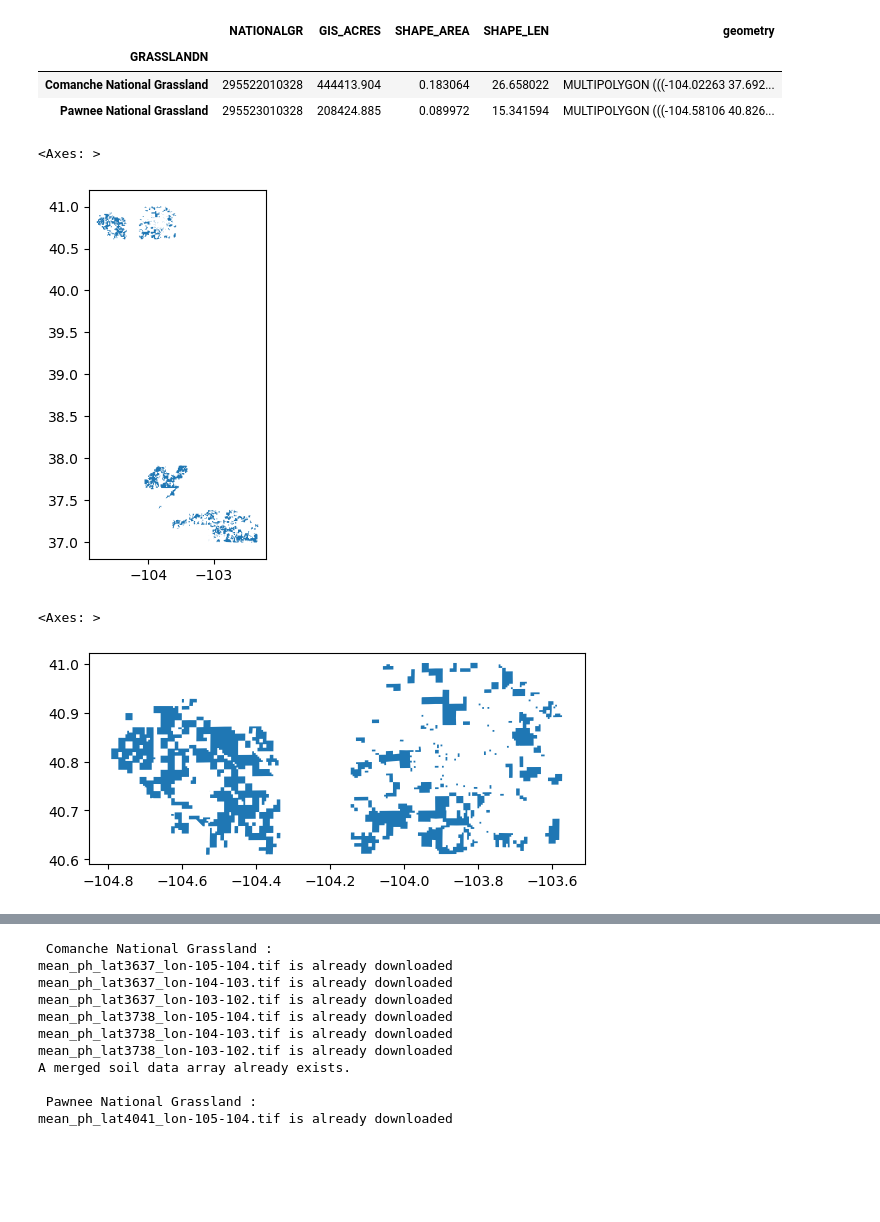
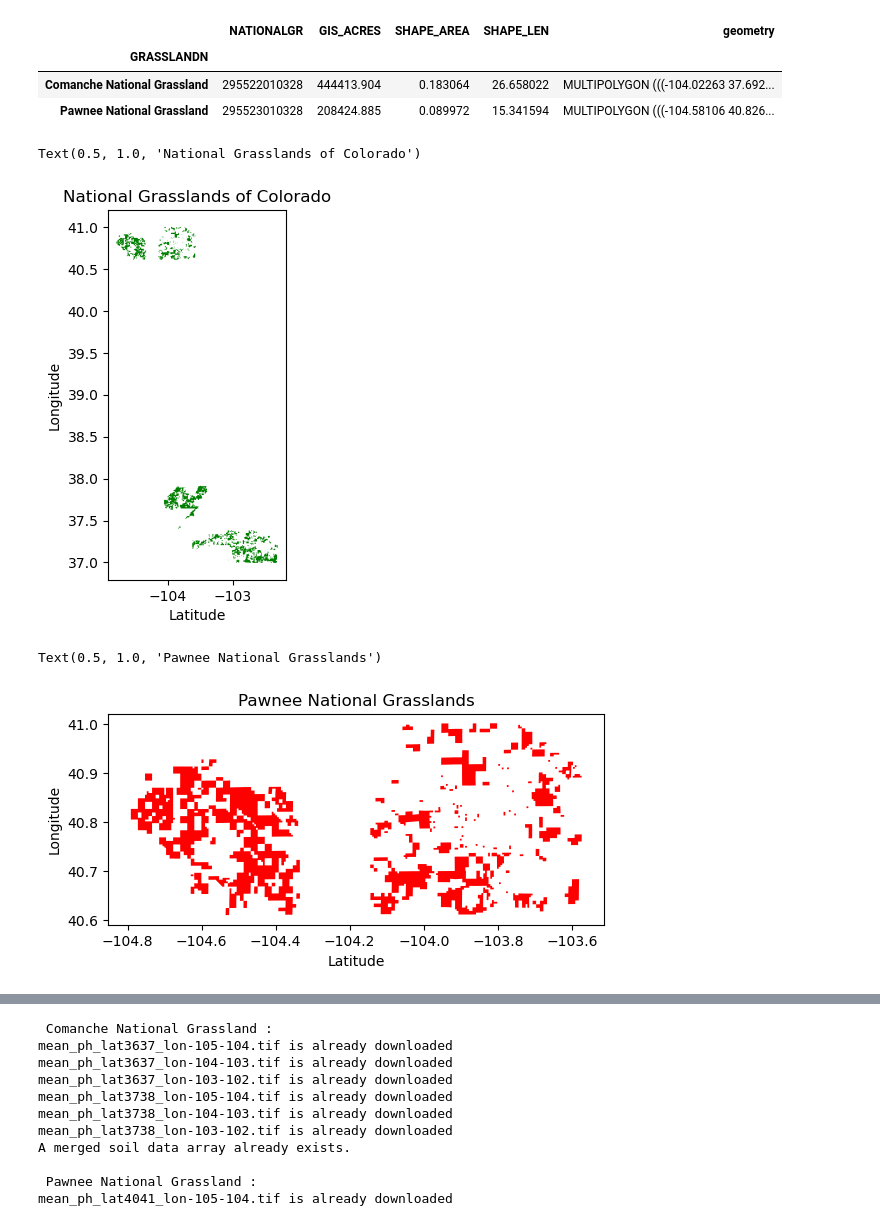
Before and after one commit to annaposlednik/EarthAnalyticsFinal, a Jupyter notebook: finalassignment.ipynb, the cells around one changed output, grey strips where cells are left out. Cells and saved outputs as stored; diff of their text form; code cells hidden in the pictures; blank space fills up the shorter version.

```diff
--- a/finalassignment.ipynb
+++ b/finalassignment.ipynb
@@ -95,20 +155,26 @@ selectedgrass_gdf
 | Pawnee National Grassland | 295523010328 | 208424.885 | 0.089972 | 15.341594 | MULTIPOLYGON (((-104.58106 40.826... |
 # %%
 # Make a quick plot to check data
-selectedgrass_gdf.plot()
+selectedgrass_gdf.plot(color='green')
+plt.xlabel("Latitude")
+plt.ylabel("Longitude")
+plt.title("National Grasslands of Colorado")
 # %% [output]
-<Axes: >
+Text(0.5, 1.0, 'National Grasslands of Colorado')
-[figure, old version]
+[figure, new version]
 # %%
 # Map of Pawnee
 Pawnee_gdf = (gdf.set_index('GRASSLANDN')
                .loc[[
                      'Pawnee National Grassland',
                   ]])
-Pawnee_gdf.plot()
+Pawnee_gdf.plot(color='red')
+plt.xlabel("Latitude")
+plt.ylabel("Longitude")
+plt.title("Pawnee National Grasslands")
 # %% [output]
-<Axes: >
+Text(0.5, 1.0, 'Pawnee National Grasslands')
-[figure, old version]
+[figure, new version]
 # %%
 # Map of Comanche
 Comanche_gdf = (gdf.set_index('GRASSLANDN')
```
Also changed, not shown: parts of 45 cells of this notebook, 4 other files.
